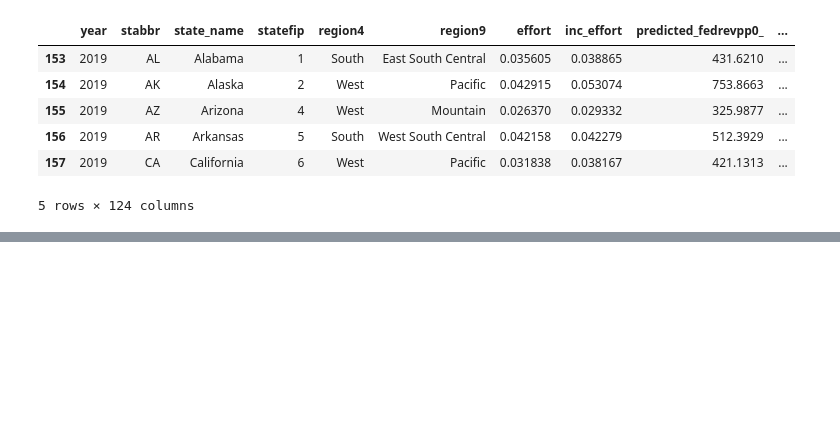
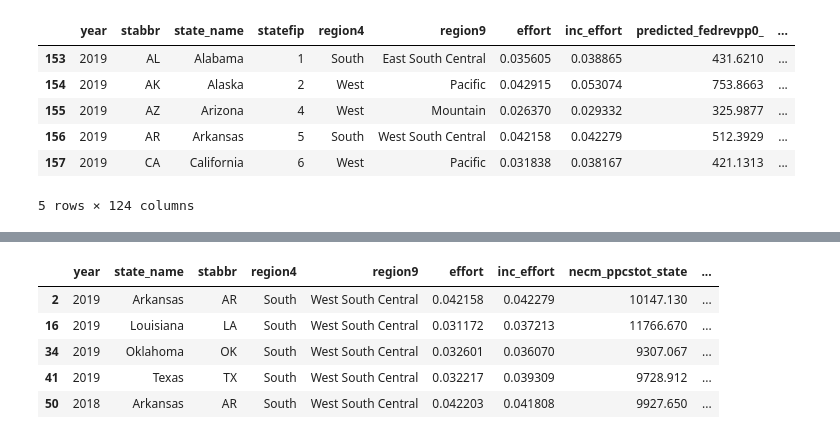
Before and after one commit to garland342/cs_1090a_project, a Jupyter notebook: cs1090a_project.ipynb, the cells around one changed output, grey strips where cells are left out. Saved outputs shown, nothing was run; the diff lists cells and outputs as text; code cells hidden in the pictures; blank space fills up the shorter version.

```diff
--- a/cs1090a_project.ipynb
+++ b/cs1090a_project.ipynb
@@ -37,0 +94,9 @@ TypeError: agg function failed [how->mean,dtype->object]
+# %%
+filtered_df[filtered_df["region9"] == "West South Central"].head()
+# %% [output]
+|  | year | state_name | stabbr | region4 | region9 | effort | inc_effort | necm_ppcstot_state | ... |
+| 2 | 2019 | Arkansas | AR | South | West South Central | 0.042158 | 0.042279 | 10147.130 | ... |
+| 16 | 2019 | Louisiana | LA | South | West South Central | 0.031172 | 0.037213 | 11766.670 | ... |
+| 34 | 2019 | Oklahoma | OK | South | West South Central | 0.032601 | 0.036070 | 9307.067 | ... |
+| 41 | 2019 | Texas | TX | South | West South Central | 0.032217 | 0.039309 | 9728.912 | ... |
+| 50 | 2018 | Arkansas | AR | South | West South Central | 0.042203 | 0.041808 | 9927.650 | ... |
```
Also changed, not shown: parts of 5 cells of this notebook, 1 other file.
